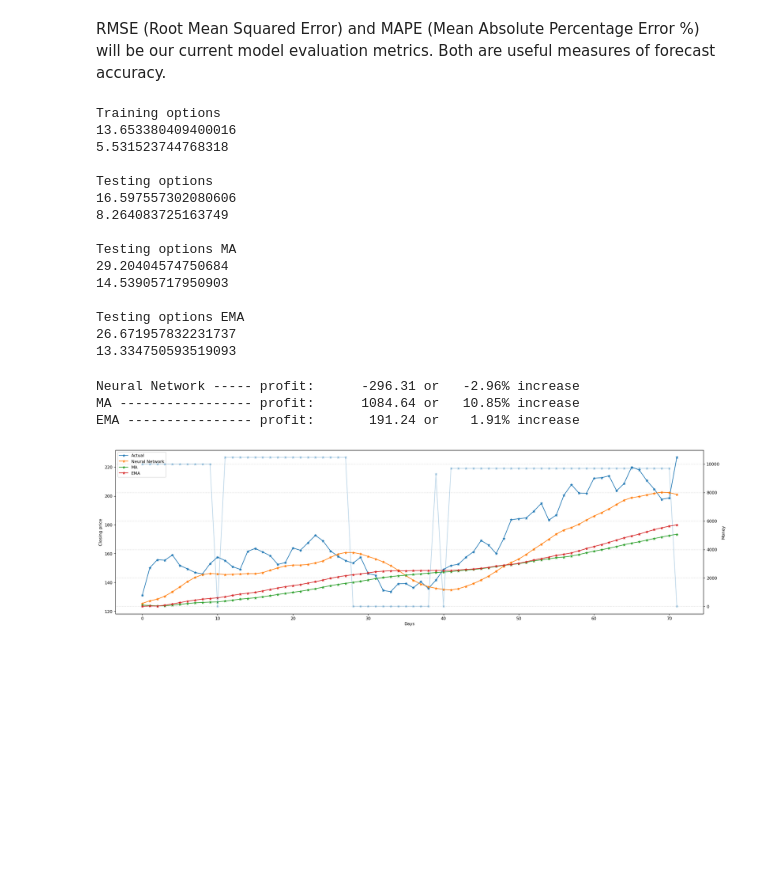
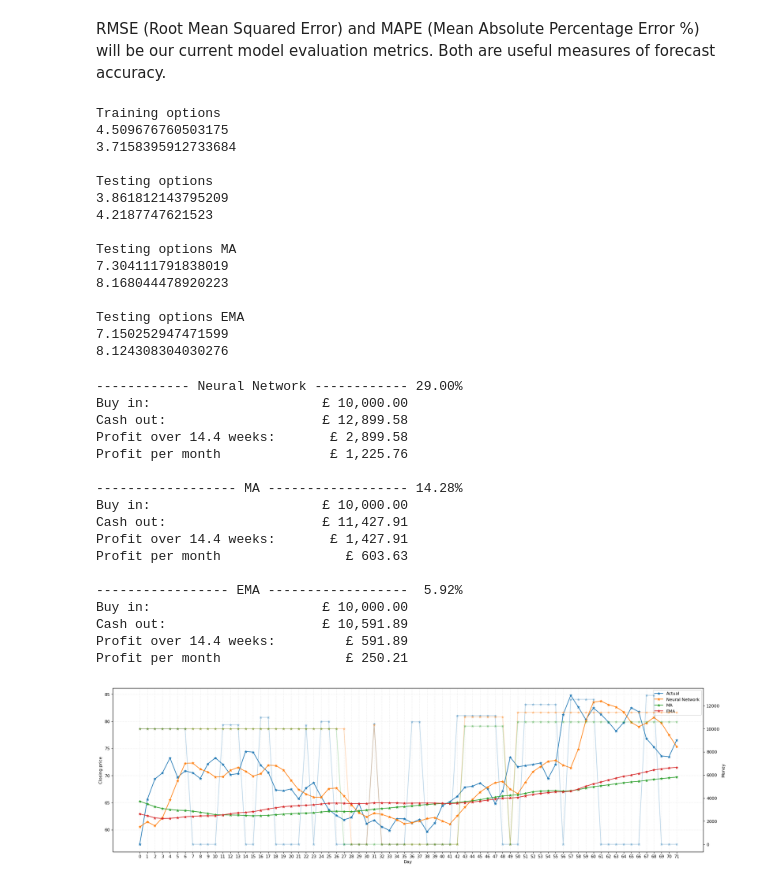
Before and after one commit to Alberu/ES327-Individual-Project, a Jupyter notebook: predictAssetPrices.ipynb, the cells around one changed output. Saved outputs shown, nothing was run; the diff lists cells and outputs as text; code cells hidden in the pictures; blank space fills up the shorter version.

```diff
--- a/predictAssetPrices.ipynb
+++ b/predictAssetPrices.ipynb
@@ -22,13 +22,13 @@ config = {
         "nLayers": 2, # 2
         "neurons": 256, # 256
         "nFeatures": 5,
-        "dropout": 0.4,
+        "dropout": 0.3,
         "lossFunc": "huber_loss", #Huber looss is better to give outliers some weight but not too much, which can be good for predicting asset prices?
         "optimizer": "adam", # "adam"
         "layerType": LSTM, # could set it upt to be a list of the layers that need to be generated [LSTM LSTM] 2 hidden layers
     },
     "data": {
-        "ticker": "NVDA", # "TSLA" "AMZN" "AAPL" "NVDA" "AMD"
+        "ticker": "AMD", # "TSLA" "AMZN" "AAPL" "NVDA" "AMD"
         "offset": pd.DateOffset(years = 3, months = 0, days = 0),
         "lookahead": 2,
         "validation": 0.1, # percentage of training data to be used as validation
@@ -49,9 +49,10 @@ config = {
     },
     "training": {
         "device": "cpu", # "cuda" or "cpu"
-        "batch_size": 64,
-        "num_epoch": 100,
+        "batch_size": 64, # 64
+        "num_epoch": 100, # 500
         "learning_rate": 0.01,
         "scheduler_step_size": 40,
     }
 }
+print(config["training"]["num_epoch"])
@@ -575,8 +578,8 @@ tensorboard = TensorBoard(log_dir=os.path.join("logs", model_name))
 
 # Train the model by using the funciton fit
 model.fit(data["xtrain"], data["ytrain"],
-                    batch_size=64,
-                    epochs=10,
+                    batch_size=config["training"]["batch_size"],
+                    epochs=config["training"]["num_epoch"],
                     validation_data=(data["xval"], data["yval"]),
                     verbose=1) # should be able to chance verbose to 100 to display every 100 but doesn't seem to work
                     # callbacks=[checkpointer, tensorboard],
@@ -742,20 +743,20 @@ print(calculate_rmse(ytest, pred_EMA))
 print(calculate_mape(ytest, pred_EMA))
 # %% [output]
 Training options
-13.653380409400016
-5.531523744768318
+4.509676760503175
+3.7158395912733684
 
 Testing options
-16.597557302080606
-8.264083725163749
+3.861812143795209
+4.2187747621523
 
 Testing options MA
-29.20404574750684
-14.53905717950903
+7.304111791838019
+8.168044478920223
 
 Testing options EMA
-26.671957832231737
-13.334750593519093
+7.150252947471599
+8.124308304030276
 # %%
 def trader(money, actual, predictions):
     owned_shares = 0
@@ -798,41 +799,60 @@ def calc_profit(title, money_history, initial_money):
             # the final value of money
             break # money_history[i] is the final value that isn't 0
     money_made = money_history[i]-initial_money
     percentage = money_made/initial_money*100
-    print(f"{title} ".ljust(20, "-"), "profit:", f"{money_made:.2f} or".rjust(15, " "), f"{percentage:.2f}% increase".rjust(17, " "))
-    pass
+    spacing = 30
+    print(f" {title} ".center(spacing+10, "-") + f" {percentage:.2f}%".rjust(7, " "))
+    print(f"Buy in:", f"£ {initial_money:,.2f}".rjust(spacing+2, " "))
+    print(f"Cash out:", f"£ {money_history[i]:,.2f}".rjust(spacing, " "))
+    print(f"Profit over {len(money_history)/5} weeks:", f"£ {money_made:,.2f}".rjust(spacing-14, " "))
+    # average amount of days per month 30.437
+    print("Profit per month", f"£ {money_made/(len(money_history)/30.437):,.2f}".rjust(spacing-7, " "), "\n")
 
 initial_money = 10000
 alpha = 0.3
 nn_money = trader(initial_money, ytest, pred_ytest)
 ma_money = trader(initial_money, ytest, pred_MA)
 ema_money = trader(initial_money, ytest, pred_EMA)
 # display profits
 calc_profit("Neural Network", nn_money, initial_money)
 calc_profit("MA", ma_money, initial_money)
 calc_profit("EMA", ema_money, initial_money)
 
 # plot the results
 fig, ax1 = plt.subplots(figsize=(25, 7), dpi=80)
 ax1.plot(ytest, "*-") # actual data
 ax1.plot(pred_ytest, "*-") # prediction made by neural network
 ax1.plot(pred_MA, "*-")
 ax1.plot(pred_EMA, "*-")
 ax1.legend("Actual,Neural Network,MA,EMA".split(","))
 ax1.set_ylabel("Closing price")
 # create a second axis
 ax2 = ax1.twinx()
 ax2.plot(nn_money, "*-", alpha = alpha) # money over time
-# ax2.plot(ma_money, "*-", alpha = alpha) # money over time
-# ax2.plot(ema_money, "*-", alpha = alpha) # money over time
+ax2.plot(ma_money, "*-", alpha = alpha) # money over time
+ax2.plot(ema_money, "*-", alpha = alpha) # money over time
 ax2.set_ylabel("Money")
 # other plotting options
-
-ax1.set_xlabel("Days")
-plt.grid(which="major", color='k', linestyle=':', linewidth=1, alpha = 0.2)
+ax1.set_xlabel("Day")
+plt.xticks(range(len(ytest)))
+ax1.grid(which="major", color='k', linestyle=':', linewidth=1, alpha = 0.1)
 plt.show()
 # %% [output]
-Neural Network ----- profit:      -296.31 or   -2.96% increase
-MA ----------------- profit:      1084.64 or   10.85% increase
-EMA ---------------- profit:       191.24 or    1.91% increase
+------------ Neural Network ------------ 29.00%
+Buy in:                      £ 10,000.00
+Cash out:                    £ 12,899.58
+Profit over 14.4 weeks:       £ 2,899.58
+Profit per month              £ 1,225.76
+
+------------------ MA ------------------ 14.28%
+Buy in:                      £ 10,000.00
+Cash out:                    £ 11,427.91
+Profit over 14.4 weeks:       £ 1,427.91
+Profit per month                £ 603.63
+
+----------------- EMA ------------------  5.92%
+Buy in:                      £ 10,000.00
+Cash out:                    £ 10,591.89
+Profit over 14.4 weeks:         £ 591.89
+Profit per month                £ 250.21
-[figure, old version]
+[figure, new version]
```
Also changed, not shown: parts of 5 cells of this notebook.
